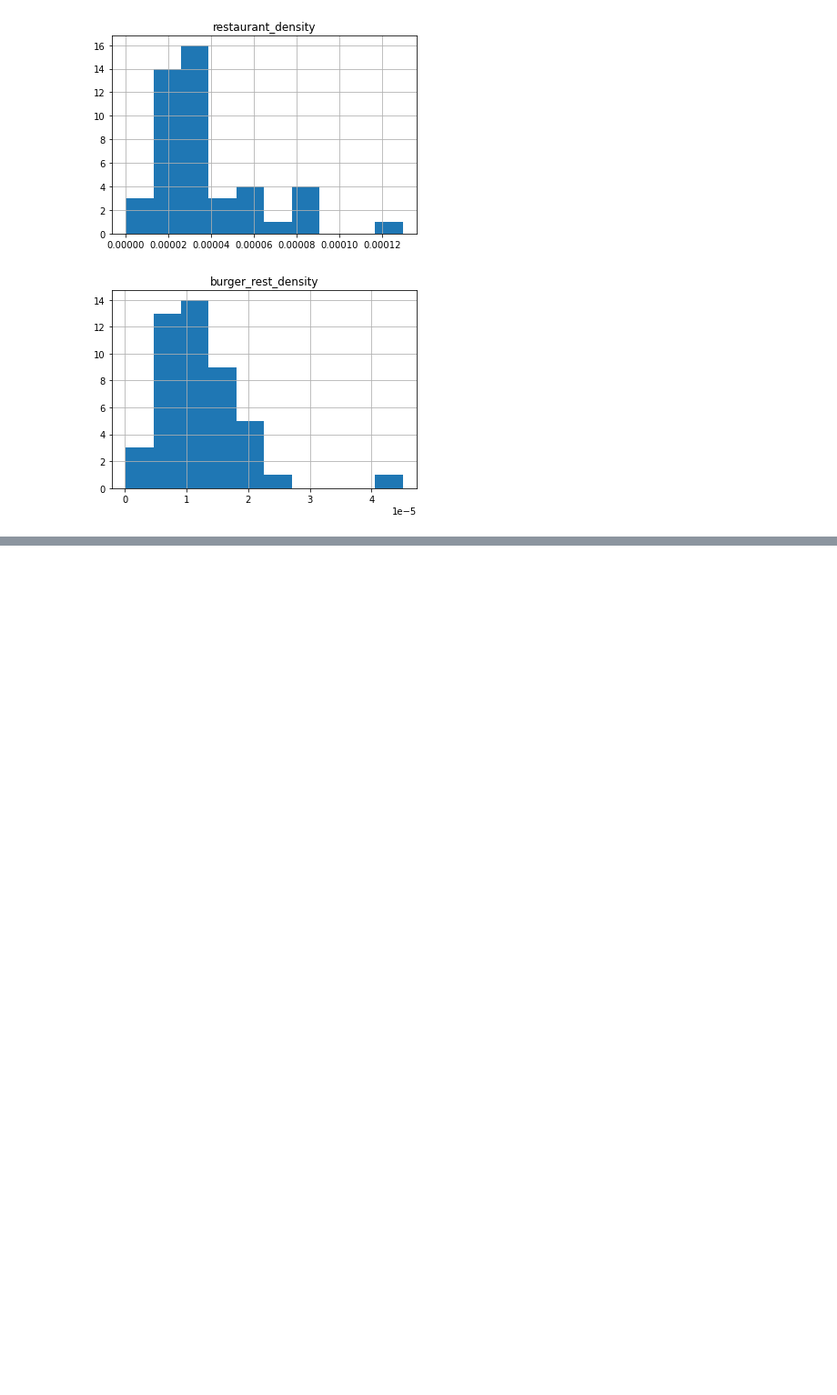
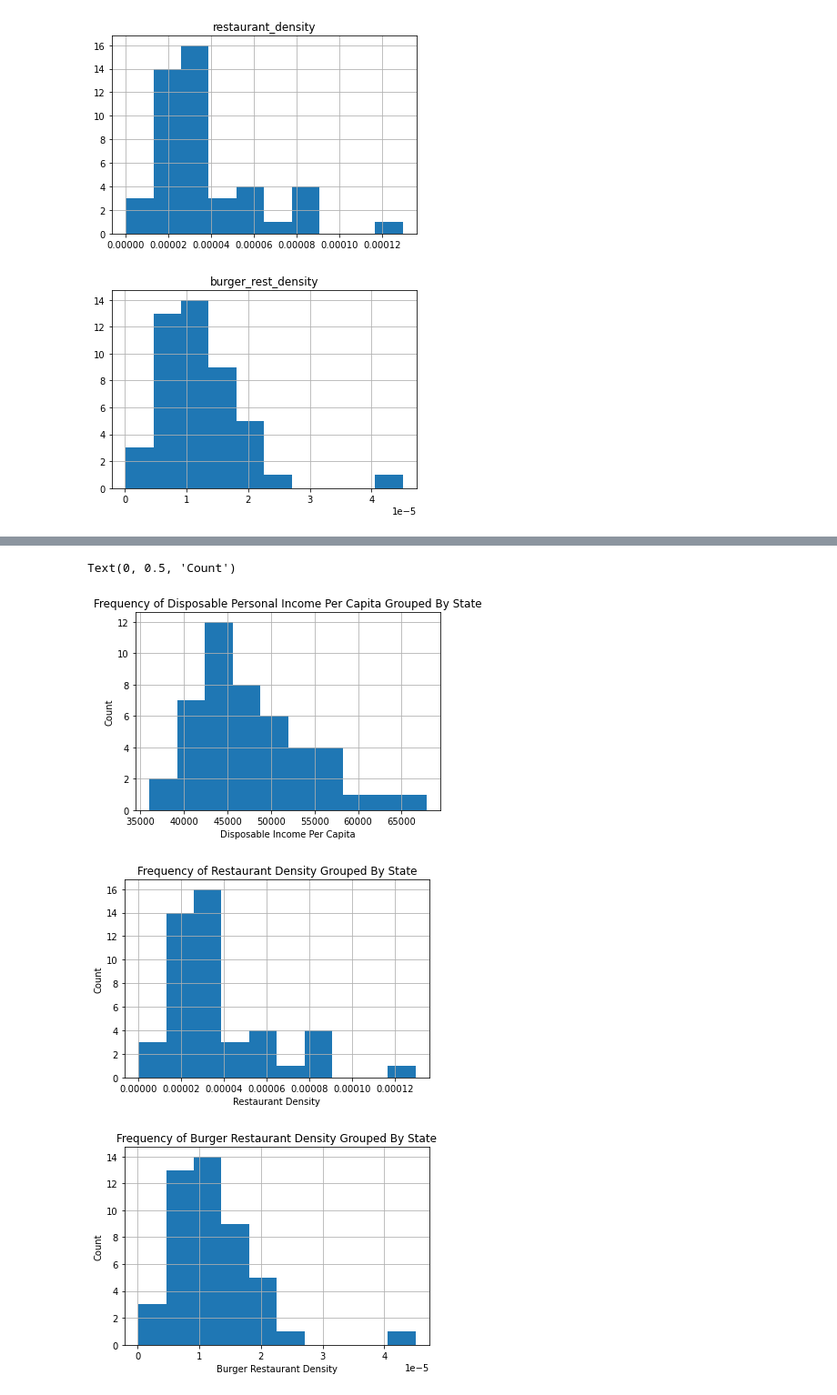
Before and after one commit to alishalaby07/RestaurantAnalysis, a Jupyter notebook: Assignment.ipynb, the cells around one changed output, grey strips where cells are left out. Shown at 91% size. Cells and saved outputs as stored; diff of their text form; code cells hidden in the pictures; blank space fills up the shorter version.

```diff
--- a/Assignment.ipynb
+++ b/Assignment.ipynb
@@ -180,0 +343,20 @@ array([[<AxesSubplot:title={'center':'burger_rest_density'}>]],
+# %%
+df_main.hist(column='Per capita disposable personal income (dollars) 2/')
+plt.title('Frequency of Disposable Personal Income Per Capita Grouped By State')
+plt.xlabel('Disposable Income Per Capita')
+plt.ylabel('Count')
+
+df_main.hist(column = 'restaurant_density')
+plt.title('Frequency of Restaurant Density Grouped By State')
+plt.xlabel('Restaurant Density')
+plt.ylabel('Count')
+
+df_main.hist(column= 'burger_rest_density')
+plt.title('Frequency of Burger Restaurant Density Grouped By State')
+plt.xlabel('Burger Restaurant Density')
+plt.ylabel('Count')
+# %% [output]
+Text(0, 0.5, 'Count')
+[figure, added]
+[figure, added]
+[figure, added]
```
Also changed, not shown: parts of 53 cells of this notebook, 8 other files.
